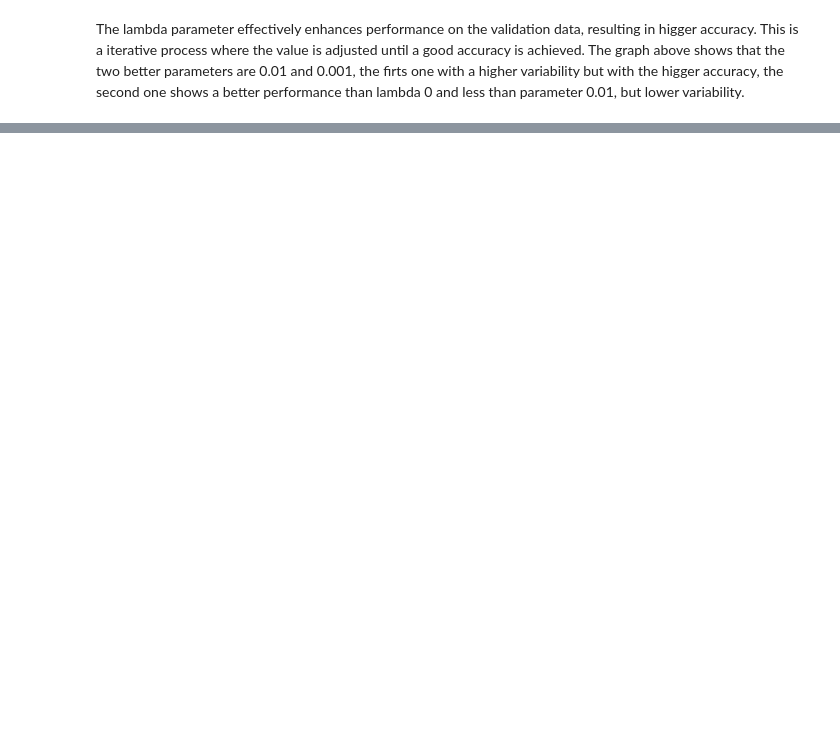
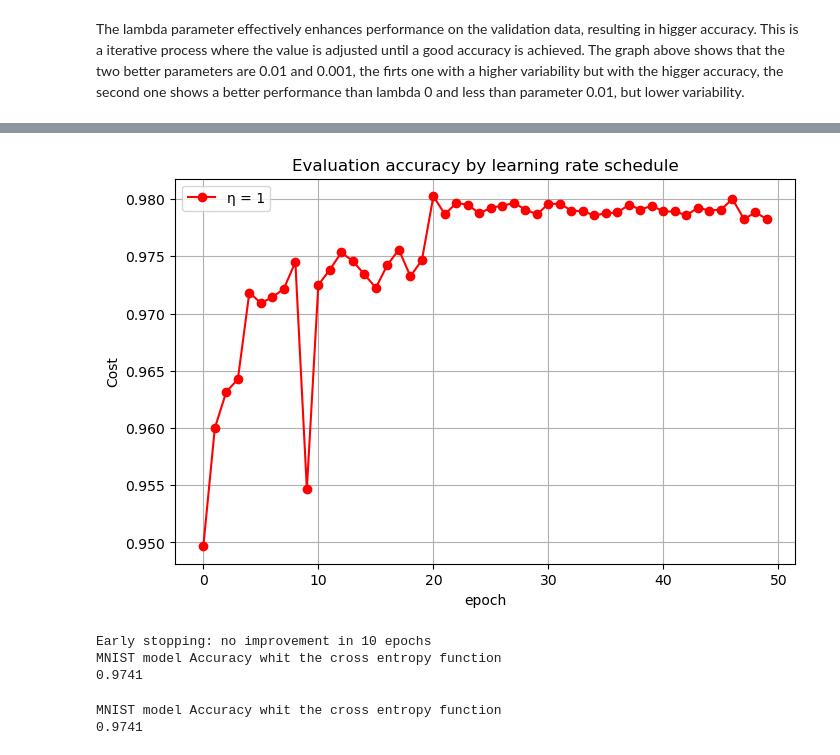
Before and after one commit to Miguel9Angel/Neural-Network, a Jupyter notebook: notebooks/testing_models.ipynb, the cells around one changed output, grey strips where cells are left out. Saved outputs shown, nothing was run; the diff lists cells and outputs as text; code cells hidden in the pictures; blank space fills up the shorter version.

```diff
--- a/notebooks/testing_models.ipynb
+++ b/notebooks/testing_models.ipynb
@@ -193,0 +207,33 @@ plt.show()
+# %%
+eval_acc10 = np.array(evaluation_accuracy10)
+plt.figure(figsize=(8,5))
+plt.plot(eval_acc10, marker='o', linestyle='-', color='r', label='η = 1')
+plt.title('Evaluation accuracy by learning rate schedule')
+plt.xlabel('epoch')
+plt.ylabel('Cost')
+plt.legend()
+plt.grid(True)
+# %% [output]
+[figure, added]
+# %%
+net_mnist10 =  Network([784, 70, 70, 10], cost='cross_entropy', initializer='Gaussian', lmbda=0.01, n_early_stop=10)
+training_cost10, training_accuracy10, evaluation_cost10, evaluation_accuracy10 = \
+        net_mnist10.SGD(training_data, epochs=50, batch_size=25, lr=1, validation_data=val_data, step_lr=True)
+eval_cost10 = np.array(evaluation_cost10)
+cost, accuracy = net_mnist3.evaluate(test_data)
+print('MNIST model Accuracy whit the cross entropy function')
+print(accuracy)
+# %% [output]
+Early stopping: no improvement in 10 epochs
+MNIST model Accuracy whit the cross entropy function
+0.9741
+# %%
+net_mnist11 =  Network([784, 70, 70, 10], cost='cross_entropy', initializer='Gaussian', lmbda=0.01)
+training_cos11, training_accuracy11, evaluation_cost11, evaluation_accuracy11 = \
+        net_mnist11.SGD(training_data, epochs=50, batch_size=25, lr=1, validation_data=val_data)
+cost, accuracy = net_mnist3.evaluate(test_data)
+print('MNIST model Accuracy whit the cross entropy function')
+print(accuracy)
+# %% [output]
+MNIST model Accuracy whit the cross entropy function
+0.9741
```
Also changed, not shown: parts of 10 cells of this notebook, 1 other file.
